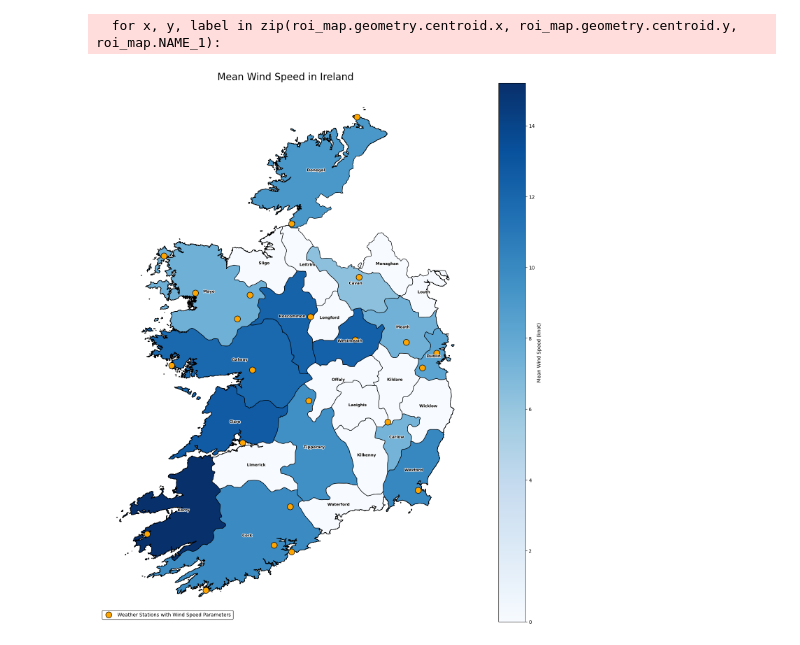
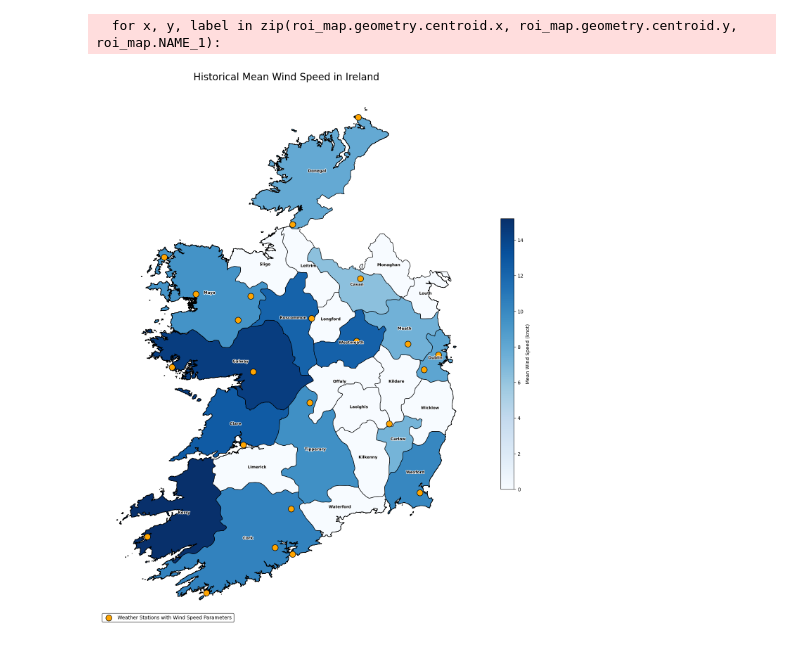
Before and after one commit to kronos164/programming-for-data-analytics, a Jupyter notebook: project/windspeed-and-windfarm-ireland.ipynb, the cells around one changed output. Cells and saved outputs as stored; diff of their text form; code cells hidden in the pictures.

```diff
--- a/project/windspeed-and-windfarm-ireland.ipynb
+++ b/project/windspeed-and-windfarm-ireland.ipynb
@@ -205,0 +183,30 @@ plt.show()
+# %%
+# Transpose the dataframe
+mean_wdsp_trimester_transposed = mean_wdsp_trimester.T
+mean_wdsp_trimester_transposed_2012_2022 = mean_wdsp_trimester_2012_2022.T
+
+# Rename the columns
+mean_wdsp_trimester_transposed.columns = ['Q1', 'Q2', 'Q3', 'Q4']
+mean_wdsp_trimester_transposed_2012_2022.columns = ['Q1_2012_2022', 'Q2_2012_2022', 'Q3_2012_2022', 'Q4_2012_2022']
+
+# Rename the index
+mean_wdsp_trimester_transposed.index.name = 'station'
+mean_wdsp_trimester_transposed_2012_2022.index.name = 'station'
+
+# Turn the index into a column
+mean_wdsp_trimester_transposed.reset_index(inplace=True)
+mean_wdsp_trimester_transposed_2012_2022.reset_index(inplace=True)
+
+# Merge the two dataframes
+df_mean_wdsp_trimester = mean_wdsp_trimester_transposed.merge(mean_wdsp_trimester_transposed_2012_2022, on='station', how='left')
+
+# Add the trimester mean windspeed to the station details DataFrame
+
+df_station_datails_clean['Q1'] = df_mean_wdsp_trimester['Q1']
+df_station_datails_clean['Q2'] = df_mean_wdsp_trimester['Q2']
+df_station_datails_clean['Q3'] = df_mean_wdsp_trimester['Q3']
+df_station_datails_clean['Q4'] = df_mean_wdsp_trimester['Q4']
+df_station_datails_clean['Q1_2012_2022'] = df_mean_wdsp_trimester['Q1_2012_2022']
+df_station_datails_clean['Q2_2012_2022'] = df_mean_wdsp_trimester['Q2_2012_2022']
+df_station_datails_clean['Q3_2012_2022'] = df_mean_wdsp_trimester['Q3_2012_2022']
+df_station_datails_clean['Q4_2012_2022'] = df_mean_wdsp_trimester['Q4_2012_2022']
@@ -211,37 +312,40 @@ gdf = gpd.GeoDataFrame(df_station_datails, geometry=gpd.points_from_xy(df_statio
 roi_map = gpd.read_file(dir2 + irl_map_shp)
 
 # Merge roi_map with df_station_datails to include mean_wdsp
-roi_map = roi_map.merge(df_county_mean_wdsp[['county', 'mean_wdsp']], left_on='NAME_1', right_on='county', how='left')
+roi_map = roi_map.merge(df_station_datails_clean[['county', 'mean_wdsp']], left_on='NAME_1', right_on='county', how='left')
 
 # Replace NaN values with 0
 roi_map['mean_wdsp'] = roi_map['mean_wdsp'].fillna(0)
 
 # Plot the map of Ireland with a larger figure size and add the mean wind speed as a choropleth map
 fig, ax = plt.subplots(figsize=(20, 20))
-roi_map.plot(ax=ax, column='mean_wdsp', cmap='Blues', edgecolor="black", legend=True, markersize=100, legend_kwds={'label': "Mean Wind Speed (knot)"})
+roi_map.plot(ax=ax, column='mean_wdsp', cmap='Blues', edgecolor="black",
+             legend=True, markersize=100,
+             legend_kwds={'label': "Mean Wind Speed (knot)",
+                          'shrink': 0.5})
 
 # Add county names
 for x, y, label in zip(roi_map.geometry.centroid.x, roi_map.geometry.centroid.y, roi_map.NAME_1):
 
     txt = ax.text(x, y, label, fontsize=8, ha='center', color='black', weight='bold')
     txt.set_path_effects([path_effects.Stroke(linewidth=2, foreground='white'), path_effects.Normal()])
 
 # We can now plot our ``GeoDataFrame``.
 gdf.plot(ax=ax, color="orange", edgecolor="black", markersize=150)
 
 # Add a title
 plt.title('Historical Mean Wind Speed in Ireland', fontsize=20)
 
 # Remove the axis
 plt.axis('off')
 
 # Add legend to the weather stations
 legend = ax.legend(["Weather Stations with Wind Speed Parameters"], loc='lower left', frameon=True)
 legend.get_frame().set_edgecolor('black')
 plt.show()
 # %% [output]
   for x, y, label in zip(roi_map.geometry.centroid.x, roi_map.geometry.centroid.y, roi_map.NAME_1):
-[figure, old version]
+[figure, new version]
 # %%
 # Create a GeoDataFrame from the station details DataFrame
 gdf = gpd.GeoDataFrame(df_station_datails, geometry=gpd.points_from_xy(df_station_datails.longitude, df_station_datails.latitude, crs='EPSG:4326'))
```
Also changed, not shown: parts of 11 cells of this notebook, 1 other file.
